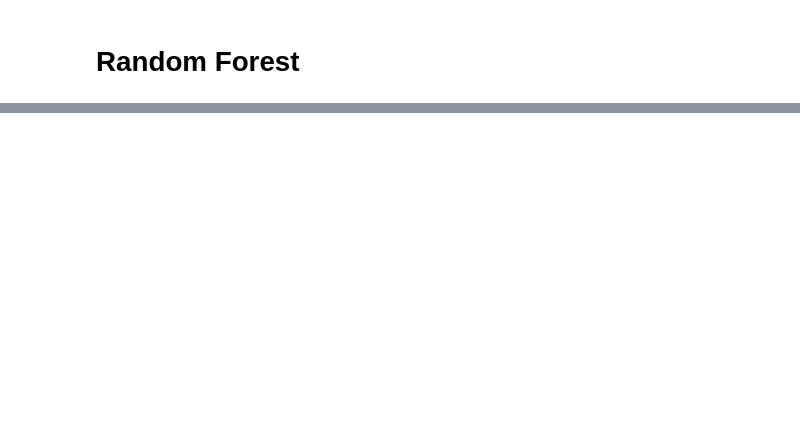
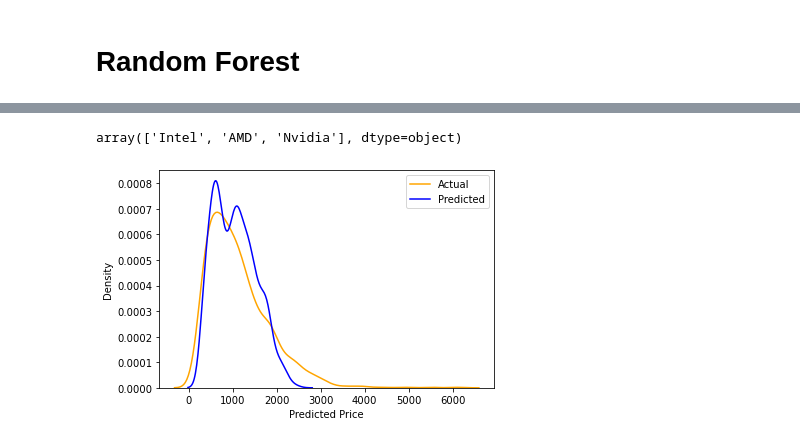
Before and after one commit to sergemad/Laptop_Price_Predictor, a Jupyter notebook: model.ipynb, the cells around one changed output, grey strips where cells are left out. Cells and saved outputs as stored; diff of their text form; code cells hidden in the pictures; blank space fills up the shorter version.

```diff
--- a/model.ipynb
+++ b/model.ipynb
@@ -960,0 +1137,8 @@ pickle.dump(pipe4,open('model.plk','wb'))
+# %%
+rf = RandomForestRegressor(ccp_alpha=0.0025, criterion='mse', max_depth=30,
+                        max_features='sqrt', min_samples_leaf=2,
+                        min_samples_split=5, n_estimators=588)
+
+
+rf.fit(x_train,y_train)
+print(metrics.r2_score(y_test,rf.predict(x_test)))
@@ -960,0 +1147,7 @@ pickle.dump(pipe4,open('model.plk','wb'))
+# %%
+predicted = []
+testtrain = np.array(train)
+for i in range(len(testtrain)):
+    predicted.append(rf.predict([testtrain[i]]))
+
+predicted
@@ -960,0 +1172,17 @@ pickle.dump(pipe4,open('model.plk','wb'))
+# %%
+# as we transformed our price variable to np.log
+# we have to retranform it from np.log-->np.exp inorder to get the result
+
+ans = [np.exp(predicted[i][0]) for i in range(len(predicted))]
+# %%
+df['Predicted Price'] = np.array(ans)
+df['GPU_Brand'].unique()
+# %% [output]
+array(['Intel', 'AMD', 'Nvidia'], dtype=object)
+# %%
+sn.distplot(df['Price_euros'],hist=False,color='orange',label='Actual')
+sn.distplot(df['Predicted Price'],hist=False,color='blue',label='Predicted')
+plt.legend()
+plt.show()
+# %% [output]
+[figure, added]
```
Also changed, not shown: parts of 31 cells of this notebook, 5 other files.
